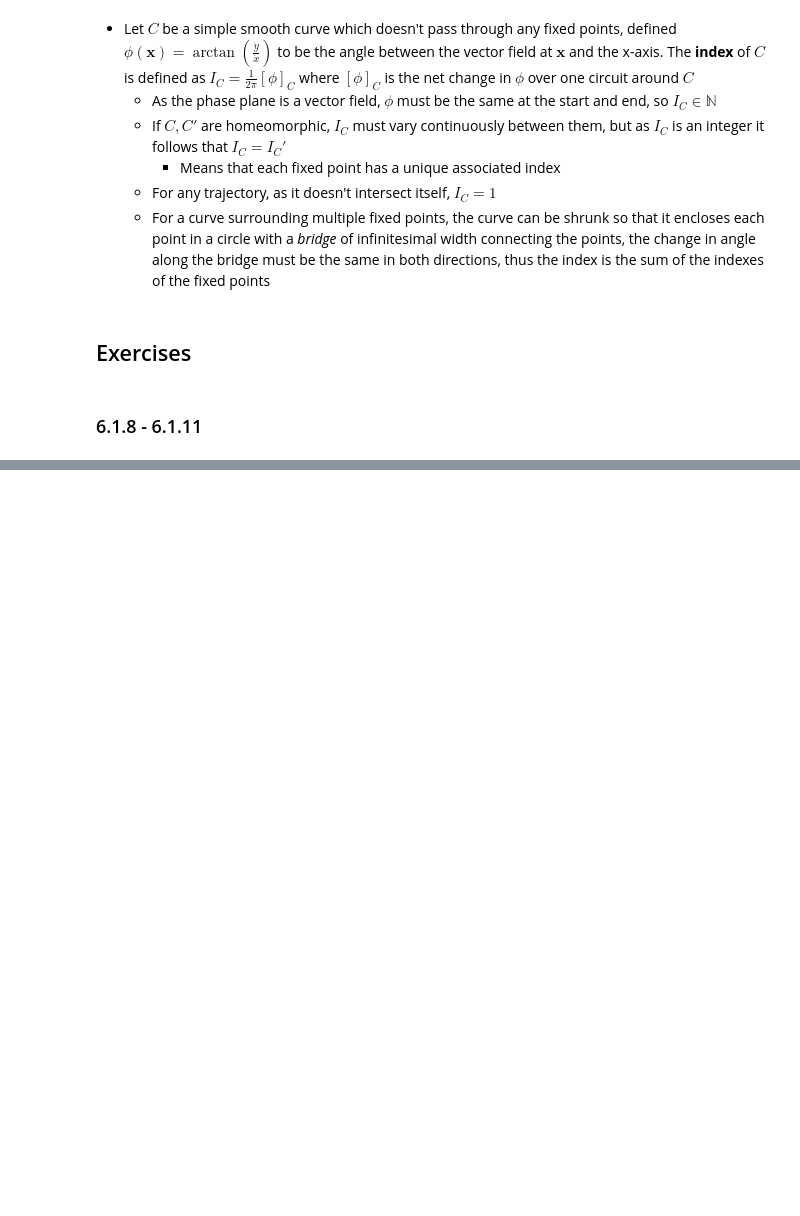
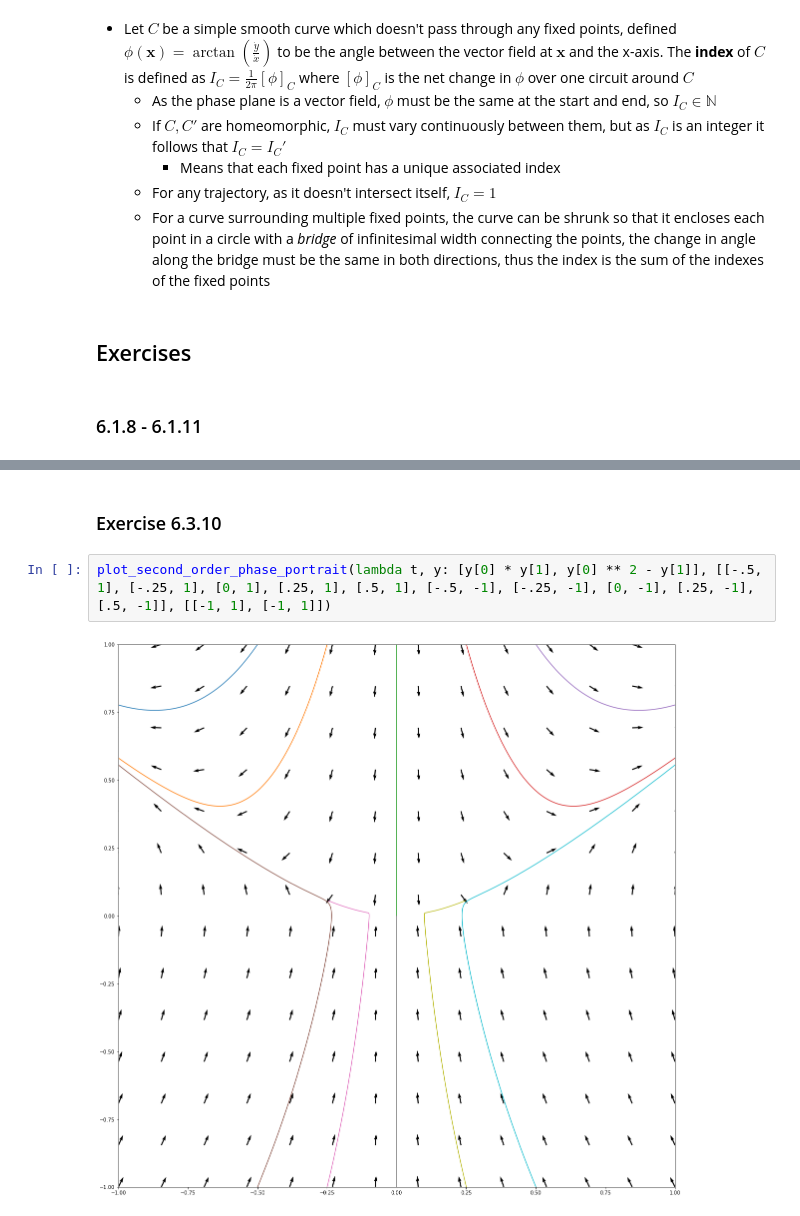
Before and after one commit to NRoboto/book-nonlinear-dynamics-chaos, a Jupyter notebook: 6-phase-plane.ipynb, the cells around one changed output, grey strips where cells are left out. Drawn from its saved outputs; the diff is of its cells as text; blank space fills up the shorter version.

Commit message:
Chapter 6 exercises

```diff
--- a/6-phase-plane.ipynb
+++ b/6-phase-plane.ipynb
@@ -187,0 +172,6 @@ plot_second_order_phase_portrait(parrot, [[-2, -5], [-2, -4], [-2, -3.5], [-2, -
+# %% [markdown]
+### Exercise 6.3.10
+# %%
+plot_second_order_phase_portrait(lambda t, y: [y[0] * y[1], y[0] ** 2 - y[1]], [[-.5, 1], [-.25, 1], [0, 1], [.25, 1], [.5, 1], [-.5, -1], [-.25, -1], [0, -1], [.25, -1], [.5, -1]], [[-1, 1], [-1, 1]])
+# %% [output]
+[figure, added]
```
Also changed, not shown: parts of 10 cells of this notebook, 2 other files.
